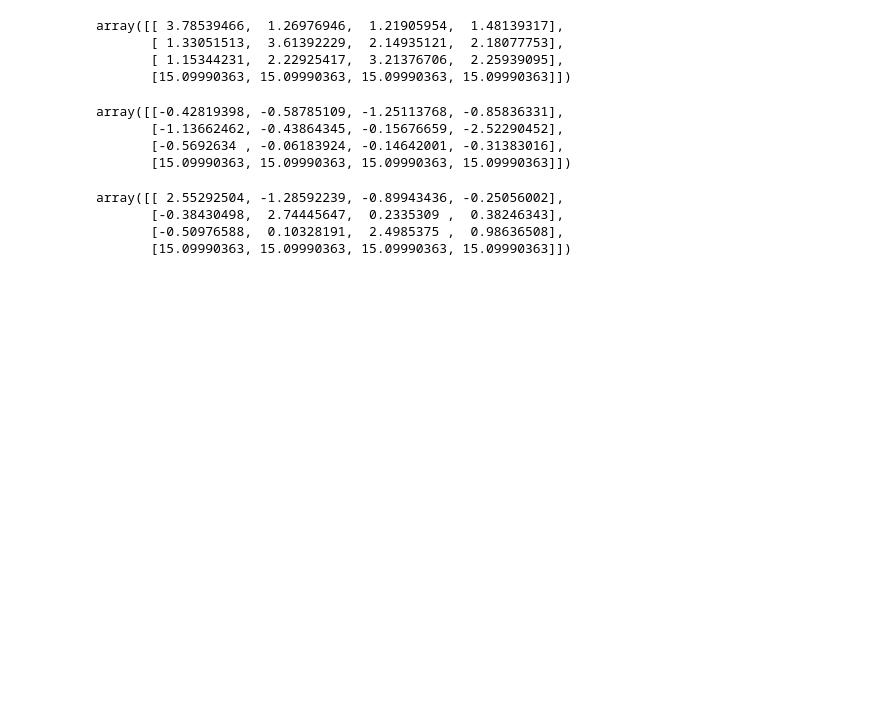
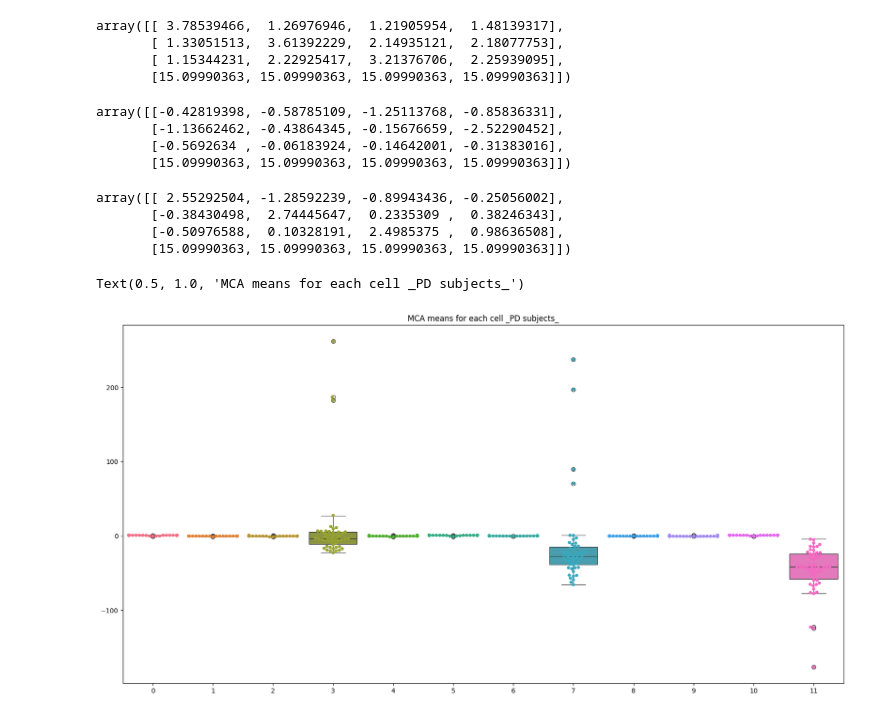
Before and after one commit to mirhnius/mca_linear_registration, a Jupyter notebook: analysis.ipynb, the cells around one changed output. Saved outputs shown, nothing was run; the diff lists cells and outputs as text; code cells hidden in the pictures; blank space fills up the shorter version.

Commit message:
adding box plots

```diff
--- a/analysis.ipynb
+++ b/analysis.ipynb
@@ -83,3 +102,11 @@ array([[ 2.55292504, -1.28592239, -0.89943436, -0.25056002],
        [-0.38430498,  2.74445647,  0.2335309 ,  0.38246343],
        [-0.50976588,  0.10328191,  2.4985375 ,  0.98636508],
        [15.09990363, 15.09990363, 15.09990363, 15.09990363]])
+# %%
+plt.figure(figsize=(20,10))
+_ = sns.swarmplot(mean_PD[:,:3,:].reshape(50,12))
+_ = sns.boxplot(mean_PD[:,:3,:].reshape(50,12))
+plt.title('MCA means for each cell _PD subjects_')
+# %% [output]
+Text(0.5, 1.0, 'MCA means for each cell _PD subjects_')
+[figure, added]
```
Also changed, not shown: parts of 8 cells of this notebook.
